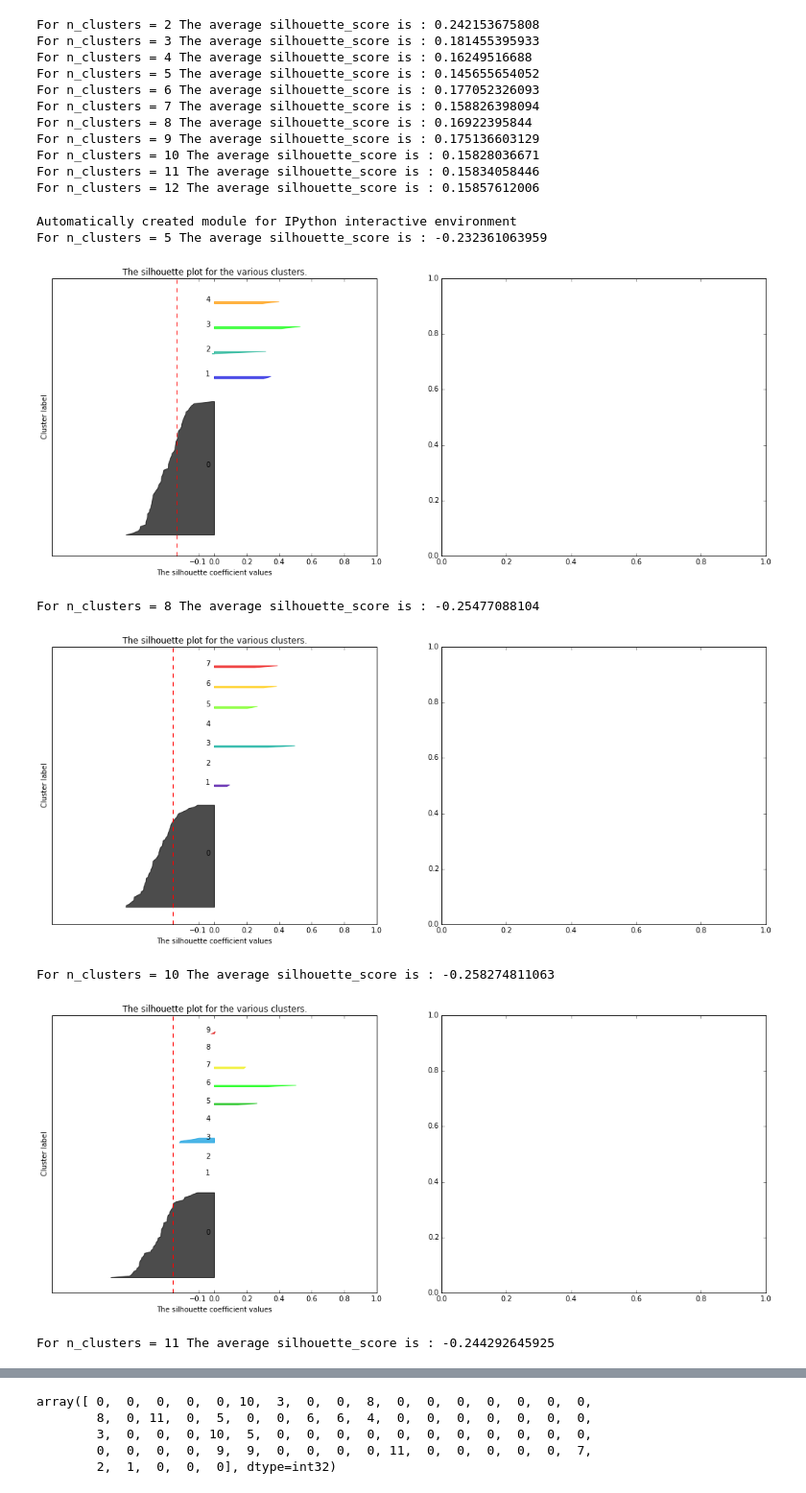
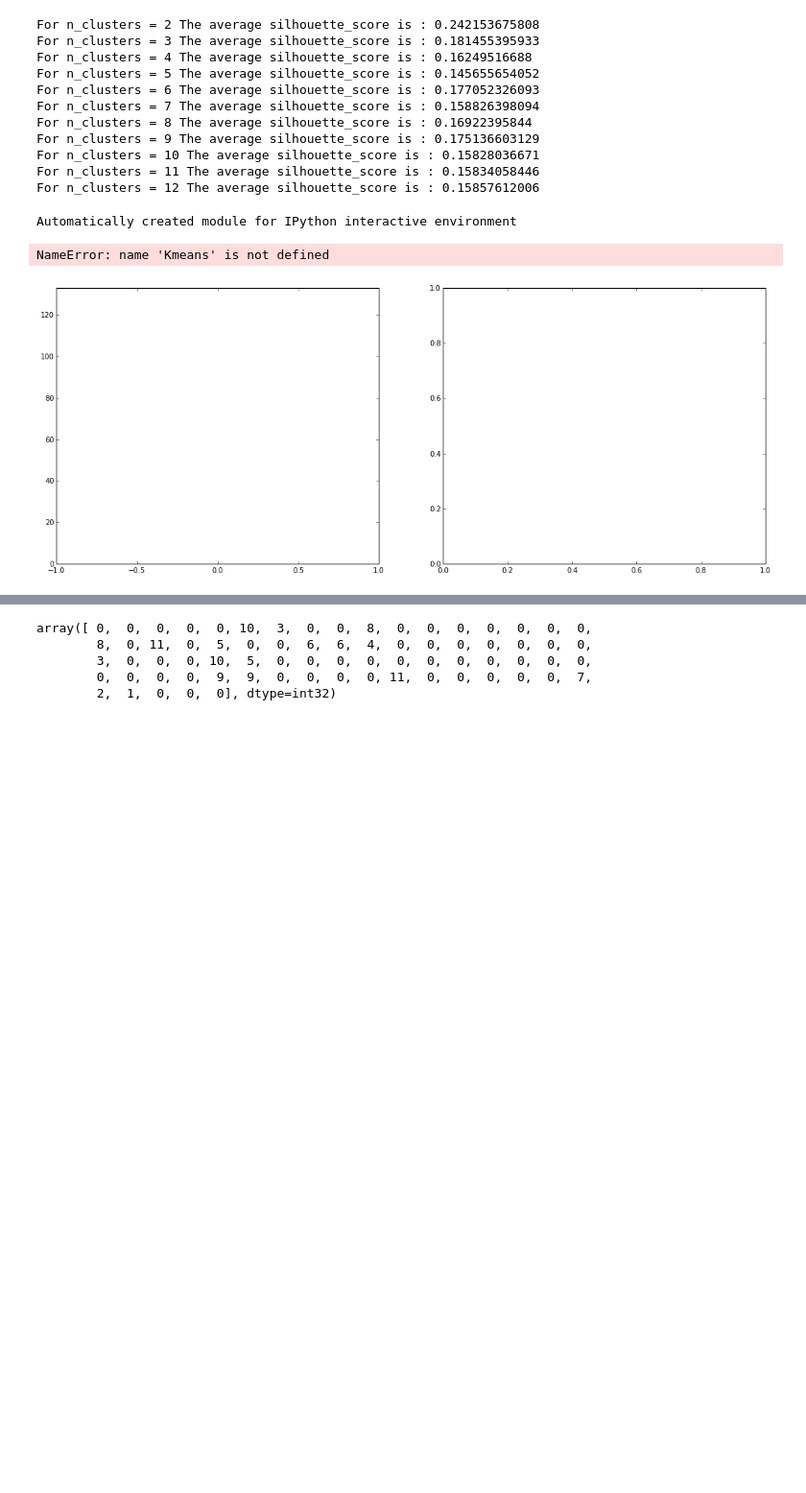
Before and after one commit to easadler/hood_project, a Jupyter notebook: One time tasks.ipynb, the cells around one changed output, grey strips where cells are left out. Shown: that part at 96% size. Saved outputs shown, nothing was run; the diff lists cells and outputs as text; code cells hidden in the pictures; blank space fills up the shorter version.

```diff
--- a/One time tasks.ipynb
+++ b/One time tasks.ipynb
@@ -110,7 +110,7 @@ print(__doc__)
 # Generating the sample data from make_blobs
 # This particular setting has one distict cluster and 3 clusters placed close
 # together.
-X = X_centered
+X = X_pca
 
 range_n_clusters = [5,8,10,11,12]
 
@@ -129,7 +129,7 @@ for n_clusters in range_n_clusters:
 
     # Initialize the clusterer with n_clusters value and a random generator
     # seed of 10 for reproducibility.
-    clusterer =  SpectralClustering(n_clusters=n_clusters, n_init= 10, gamma = 2.3, eigen_tol=3)
+    clusterer =  Kmeans(n_clusters=n_clusters)
     cluster_labels = clusterer.fit_predict(X)
 
     # The silhouette_score gives the average value for all the samples.
@@ -173,37 +173,32 @@ for n_clusters in range_n_clusters:
     ax1.axvline(x=silhouette_avg, color="red", linestyle="--")
 
     ax1.set_yticks([])  # Clear the yaxis labels / ticks
     ax1.set_xticks([-0.1, 0, 0.2, 0.4, 0.6, 0.8, 1])
 
     # 2nd Plot showing the actual clusters formed
 #     colors = cm.spectral(cluster_labels.astype(float) / n_clusters)
 #     ax2.scatter(X[:, 0], X[:, 1], marker='.', s=30, lw=0, alpha=0.7,
 #                 c=colors)
 
 #     # Labeling the clusters
 #     centers = clusterer.cluster_centers_
 #     # Draw white circles at cluster centers
 #     ax2.scatter(centers[:, 0], centers[:, 1],
 #                 marker='o', c="white", alpha=1, s=200)
 
 #     for i, c in enumerate(centers):
 #         ax2.scatter(c[0], c[1], marker='$%d$' % i, alpha=1, s=50)
 
 #     ax2.set_title("The visualization of the clustered data.")
 #     ax2.set_xlabel("Feature space for the 1st feature")
 #     ax2.set_ylabel("Feature space for the 2nd feature")
 
 #     plt.suptitle(("Silhouette analysis for KMeans clustering on sample data "
 #                   "with n_clusters = %d" % n_clusters),
 #                  fontsize=14, fontweight='bold')
 
     plt.show()
 # %% [output]
 Automatically created module for IPython interactive environment
-For n_clusters = 5 The average silhouette_score is : -0.232361063959
+NameError: name 'Kmeans' is not defined
-[figure, old version]
+[figure, new version]
-For n_clusters = 8 The average silhouette_score is : -0.25477088104
-[figure, removed]
-For n_clusters = 10 The average silhouette_score is : -0.258274811063
-[figure, removed]
-For n_clusters = 11 The average silhouette_score is : -0.244292645925
```
Also changed, not shown: parts of 1 cell of this notebook, 6 other files.
